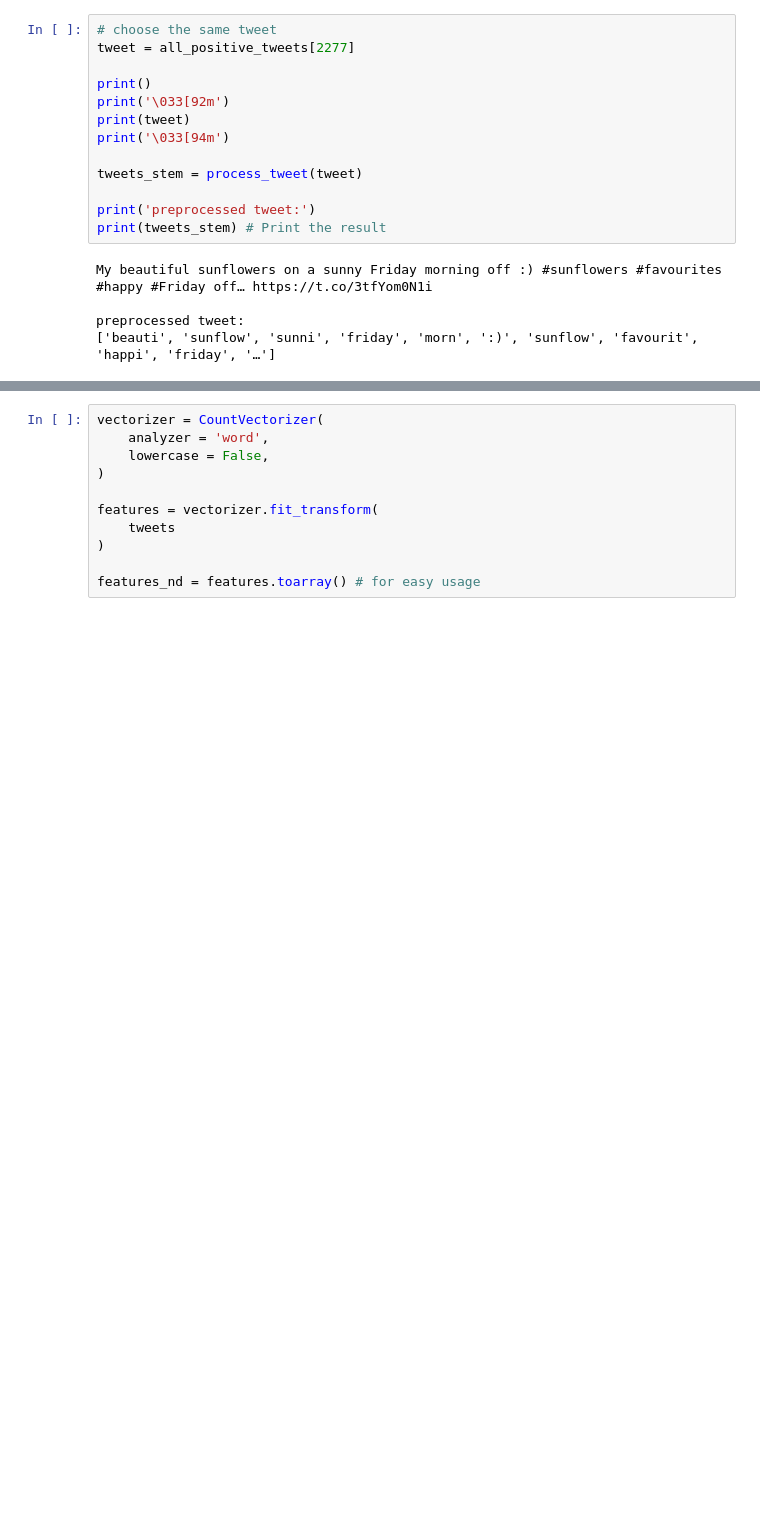
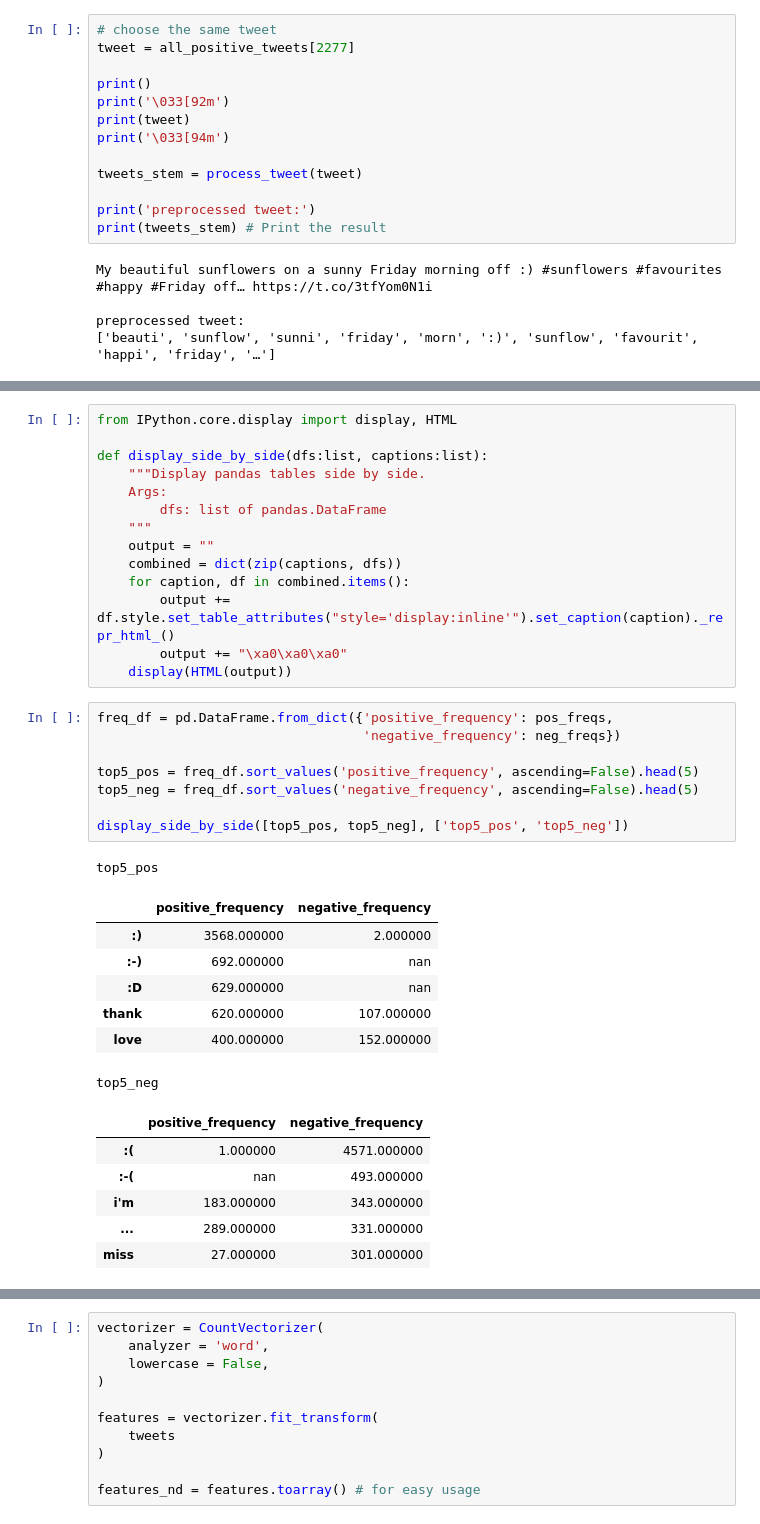
Before and after one commit to B-Tech-AI-Python/Class-assignments, a Jupyter notebook: sem-4/Lab9_8_3/Lab9_PreprocessingNLPUsingNLTKPackage.ipynb, the cells around one changed output, grey strips where cells are left out. Cells and saved outputs as stored; diff of their text form; blank space fills up the shorter version.

```diff
--- a/sem-4/Lab9_8_3/Lab9_PreprocessingNLPUsingNLTKPackage.ipynb
+++ b/sem-4/Lab9_8_3/Lab9_PreprocessingNLPUsingNLTKPackage.ipynb
@@ -435,0 +340,37 @@ We will select a set of words that we would like to visualize. It is better to s
+# %%
+from IPython.core.display import display, HTML
+
+def display_side_by_side(dfs:list, captions:list):
+    """Display pandas tables side by side.
+    Args:
+        dfs: list of pandas.DataFrame
+    """
+    output = ""
+    combined = dict(zip(captions, dfs))
+    for caption, df in combined.items():
+        output += df.style.set_table_attributes("style='display:inline'").set_caption(caption)._repr_html_()
+        output += "\xa0\xa0\xa0"
+    display(HTML(output))
+# %%
+freq_df = pd.DataFrame.from_dict({'positive_frequency': pos_freqs,
+                                  'negative_frequency': neg_freqs})
+
+top5_pos = freq_df.sort_values('positive_frequency', ascending=False).head(5)
+top5_neg = freq_df.sort_values('negative_frequency', ascending=False).head(5)
+
+display_side_by_side([top5_pos, top5_neg], ['top5_pos', 'top5_neg'])
+# %% [output]
+top5_pos
+|  | positive_frequency | negative_frequency |
+| :) | 3568.000000 | 2.000000 |
+| :-) | 692.000000 | nan |
+| :D | 629.000000 | nan |
+| thank | 620.000000 | 107.000000 |
+| love | 400.000000 | 152.000000 |
+top5_neg
+|  | positive_frequency | negative_frequency |
+| :( | 1.000000 | 4571.000000 |
+| :-( | nan | 493.000000 |
+| i'm | 183.000000 | 343.000000 |
+| ... | 289.000000 | 331.000000 |
+| miss | 27.000000 | 301.000000 |
```
Also changed, not shown: parts of 84 cells of this notebook, 15 other files.
